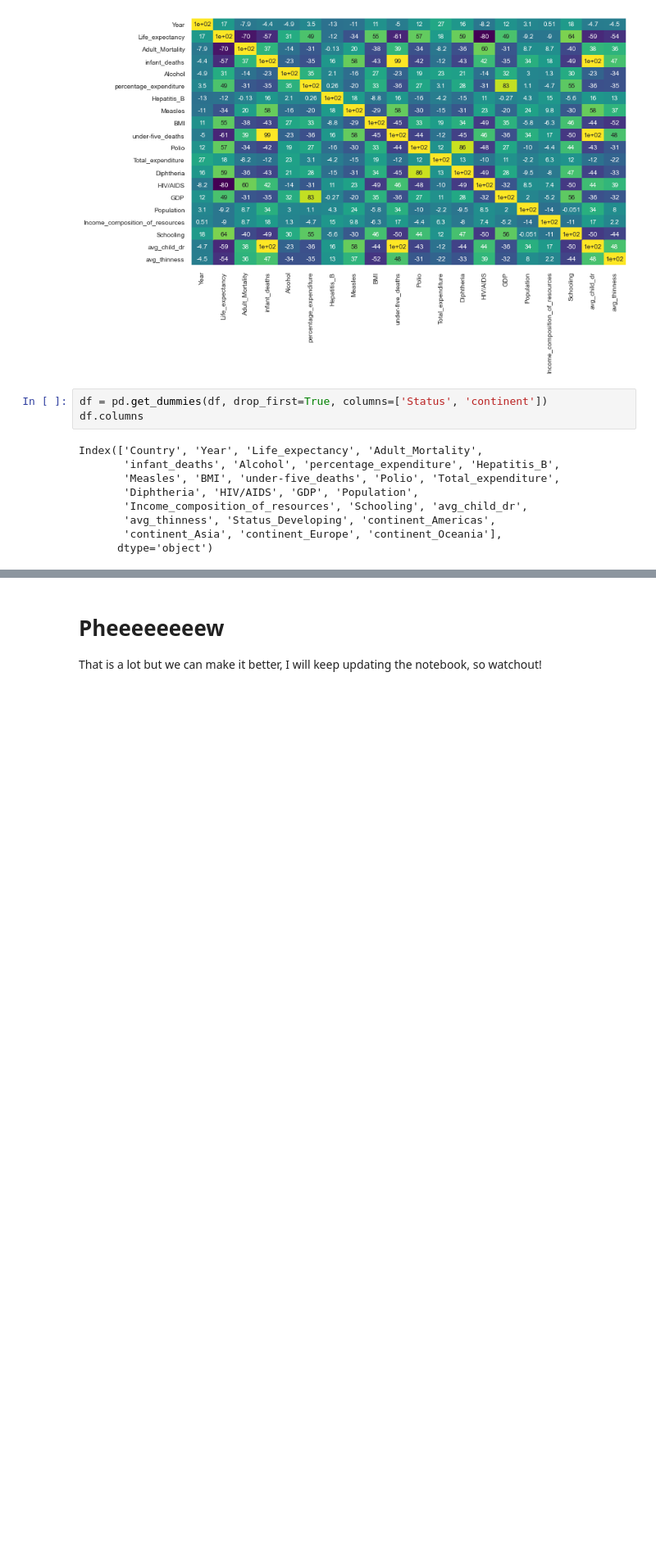
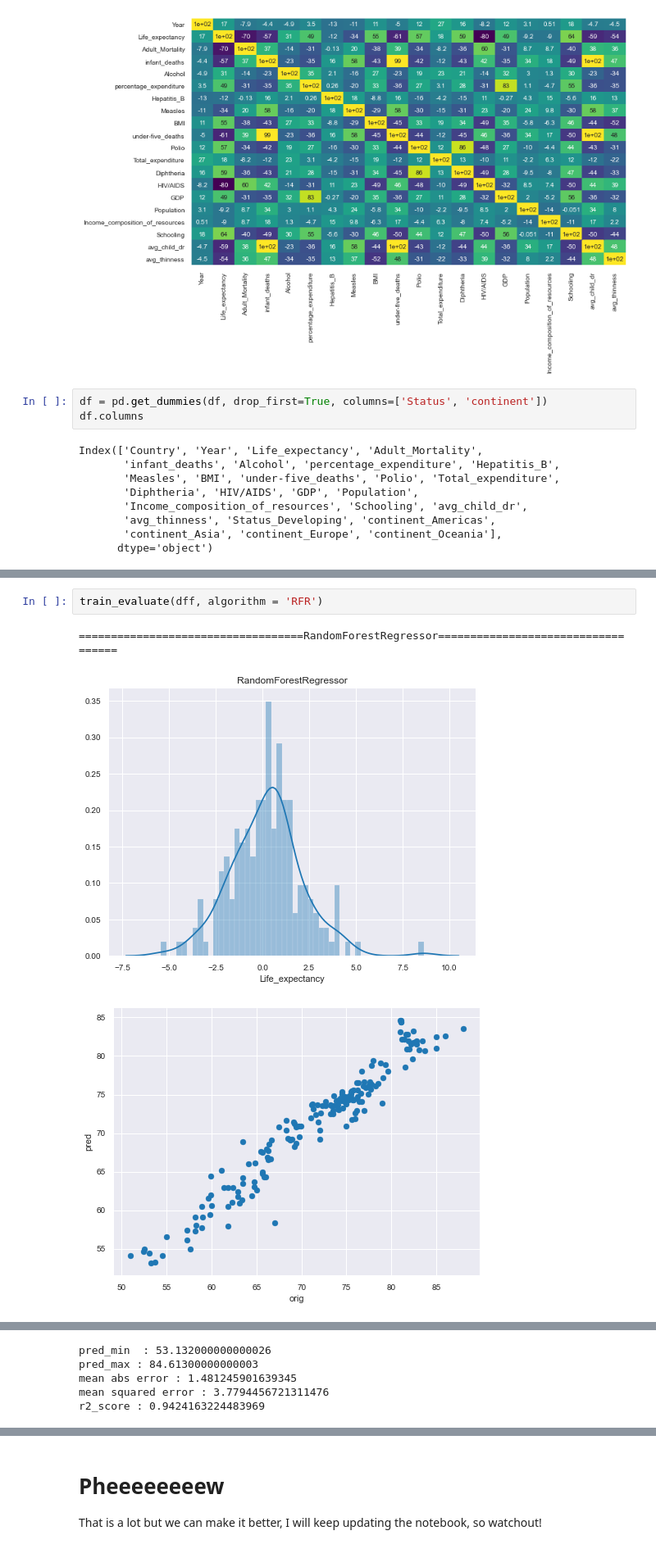
Before and after one commit to francisatoyebi/Predicting-Life-Expectancy---WHO, a Jupyter notebook: Life Expectancy Prediction.ipynb, the cells around one changed output, grey strips where cells are left out. Shown at 82% size. Cells and saved outputs as stored; diff of their text form; blank space fills up the shorter version.

```diff
--- a/Life Expectancy Prediction.ipynb
+++ b/Life Expectancy Prediction.ipynb
@@ -544,0 +568,6 @@ mean abs error : 2.4876484604443205
+# %%
+train_evaluate(dff, algorithm = 'RFR')
+# %% [output]
+===================================RandomForestRegressor===================================
+[figure, added]
+[figure, added]
@@ -544,0 +575,5 @@ mean abs error : 2.4876484604443205
+pred_min  : 53.132000000000026
+pred_max : 84.61300000000003
+mean abs error : 1.481245901639345
+mean squared error : 3.7794456721311476
+r2_score : 0.9424163224483969
```
Also changed, not shown: parts of 10 cells of this notebook, 6 other files.
